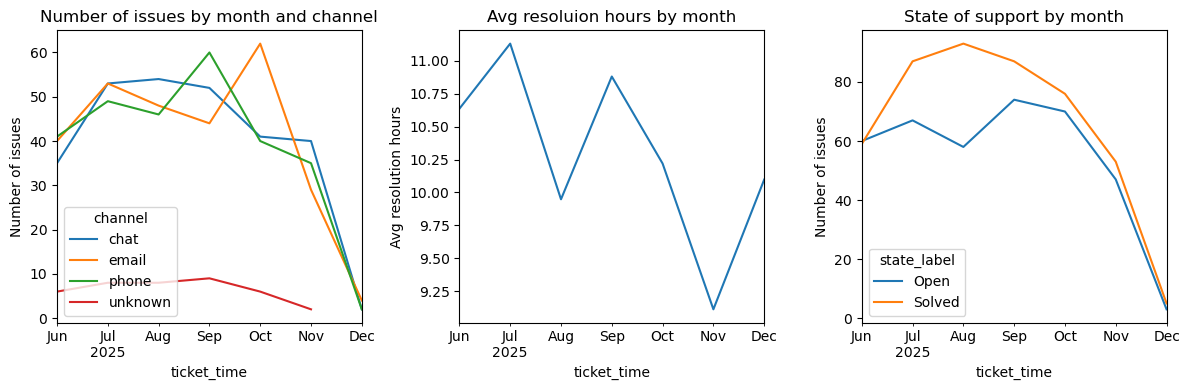
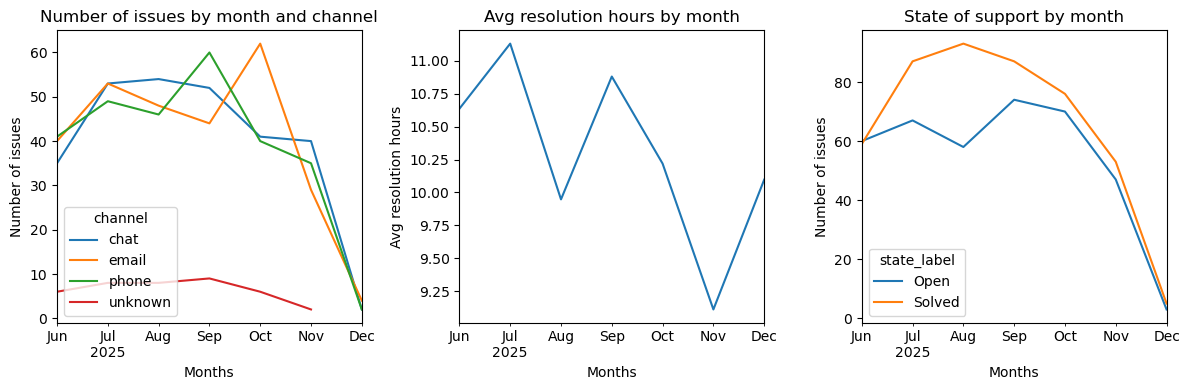
The notebook cell's code change between the first figure and the second:
--- before
+++ after
@@ -7,10 +7,12 @@
 ax7[0].set_title('Number of issues by month and channel')
 ax7[0].set_ylabel('Number of issues')
+ax7[0].set_xlabel('Months')
 
 #Average resolution time hours by month
 avg_resolution = customer_support.groupby(customer_support['ticket_time'].dt.to_period('M'))['resolution_time_hours'].mean()
 avg_resolution.plot(ax= ax7[1])
-ax7[1].set_title('Avg resoluion hours by month')
+ax7[1].set_title('Avg resolution hours by month')
 ax7[1].set_ylabel('Avg resolution hours')
+ax7[1].set_xlabel('Months')
 
 #State of support by month
@@ -19,4 +21,5 @@
 ax7[2].set_title('State of support by month')
 ax7[2].set_ylabel('Number of issues')
+ax7[2].set_xlabel('Months')
 
 #Show

Commit: Insights added